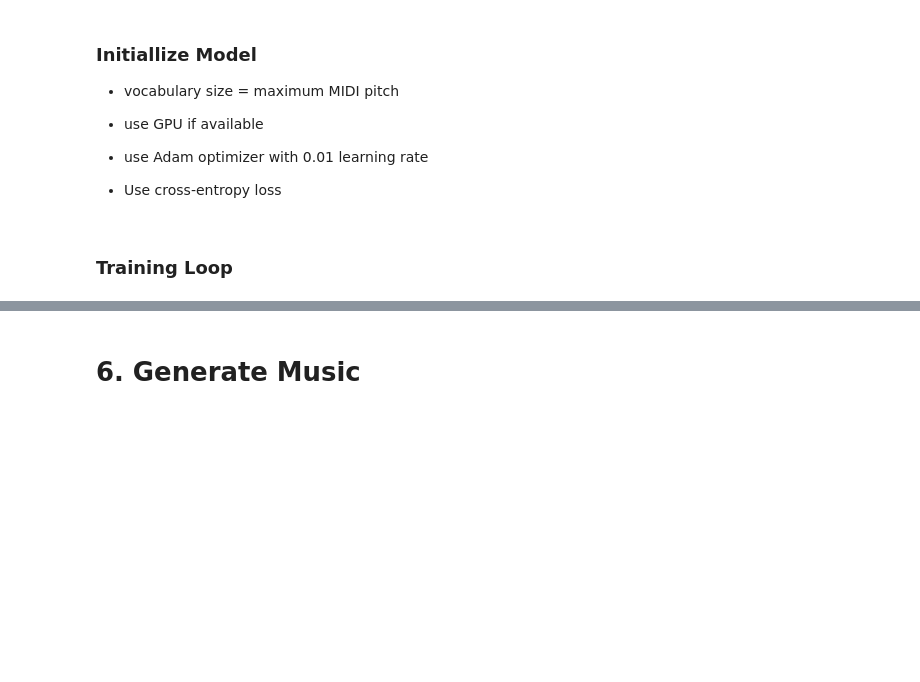
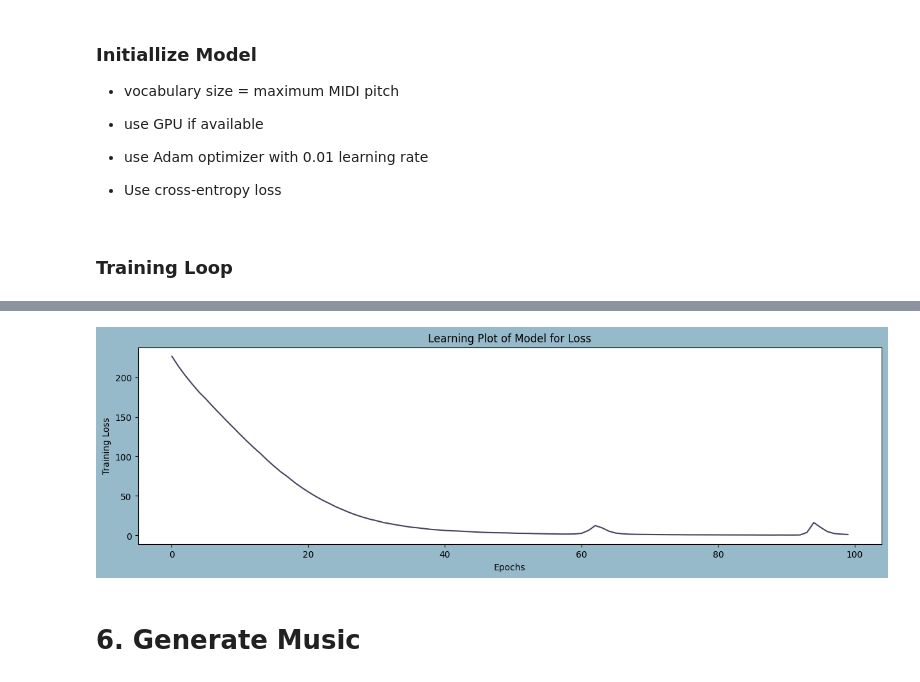
Before and after one commit to TerenceTan1021/153R_Assignment2, a Jupyter notebook: Symbolic(Unconditional)/LSTM.ipynb, the cells around one changed output, grey strips where cells are left out. Drawn from its saved outputs; the diff is of its cells as text; code cells hidden in the pictures; blank space fills up the shorter version.

Commit message:
added  a graph for the epoch and loss

```diff
--- a/Symbolic(Unconditional)/LSTM.ipynb
+++ b/Symbolic(Unconditional)/LSTM.ipynb
@@ -133,7 +132,7 @@ def note_extraction(midi_file):
 #Getting the list of notes as Corpus
 #create an Array of Notes from each midi file
 notes = []
-total_notes = 0
+total_notes =
 for file in midi_files:
     Corpus = note_extraction(file)
     notes += Corpus
@@ -202,15 +201,15 @@ model = MusicLSTM(vocab_size)
 #default use GPU unless not avaliable
 device = torch.device("cuda" if torch.cuda.is_available() else "cpu")
 model = model.to(device)
-
-optimizer = torch.optim.Adam(model.parameters(), lr=0.01)
+#chnage the learning rate as desired
+optimizer = torch.optim.Adam(model.parameters(), lr=0.001)
 criterion = nn.CrossEntropyLoss()
 # %% [markdown]
 ### Training Loop
 # %%
-num_epochs = 50
+num_epochs = 100
 batch_size = 64
-
+loss_history = []
 for epoch in range(num_epochs):
     permutation = torch.randperm(inputs.size(0))
     epoch_loss = 0
@@ -226,4 +225,5 @@ for epoch in range(num_epochs):
         optimizer.step()
         epoch_loss += loss.item()
     print(f"Epoch {epoch+1}/{num_epochs}, Loss: {epoch_loss:.4f}")
+    loss_history.append(epoch_loss)
 # %% [output]
@@ -247,3 +247,14 @@ Epoch 50/50, Loss: 3.2374
+# %%
+#Plotting the learnings
+
+plt.figure(figsize=(15,4), facecolor="#97BACB")
+plt.plot(loss_history, color="#444160")
+plt.title("Learning Plot of Model for Loss")
+plt.ylabel("Training Loss")
+plt.xlabel("Epochs")
+plt.show()
+# %% [output]
+[figure, added]
 # %% [markdown]
 # 6. Generate Music
 # %% [markdown]
```
Also changed, not shown: parts of 5 cells of this notebook, 3 other files.
